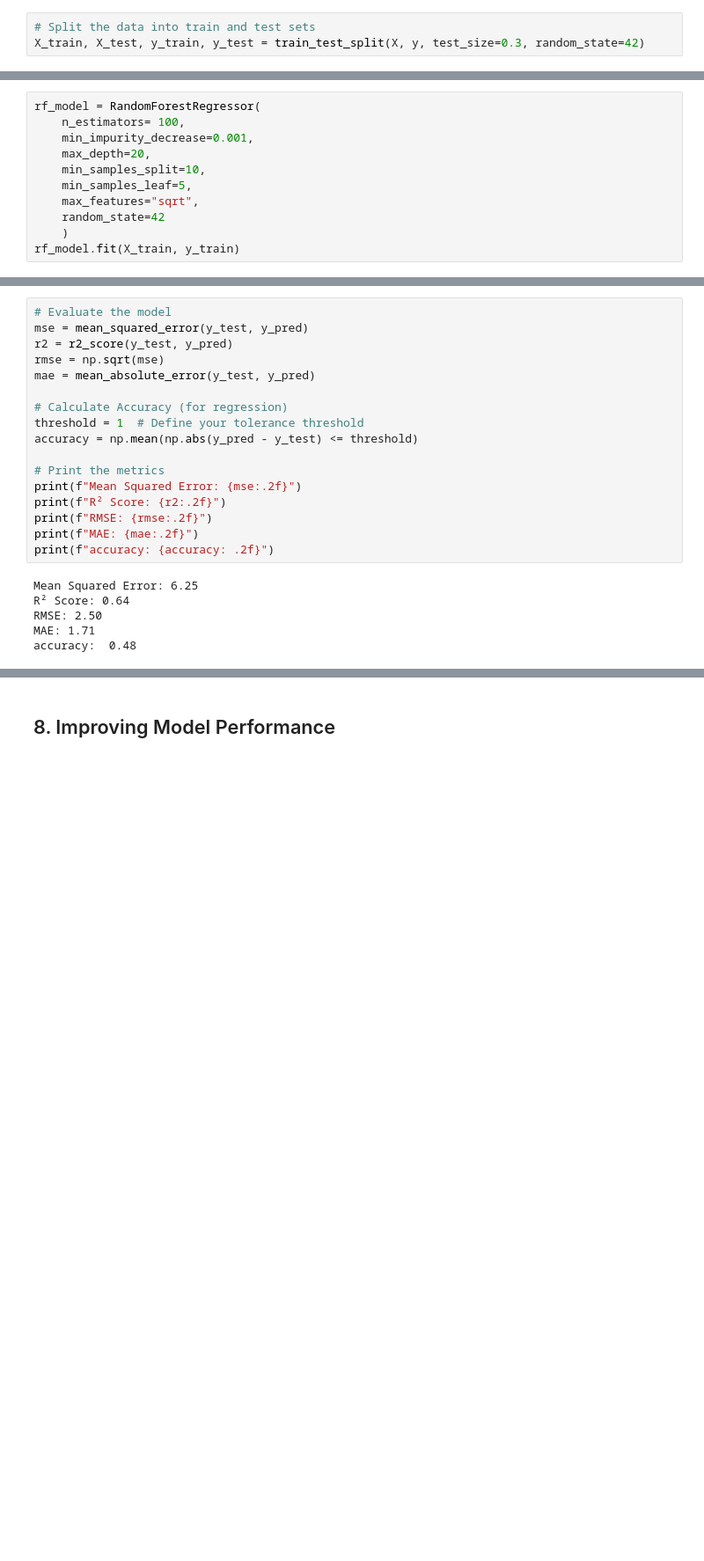
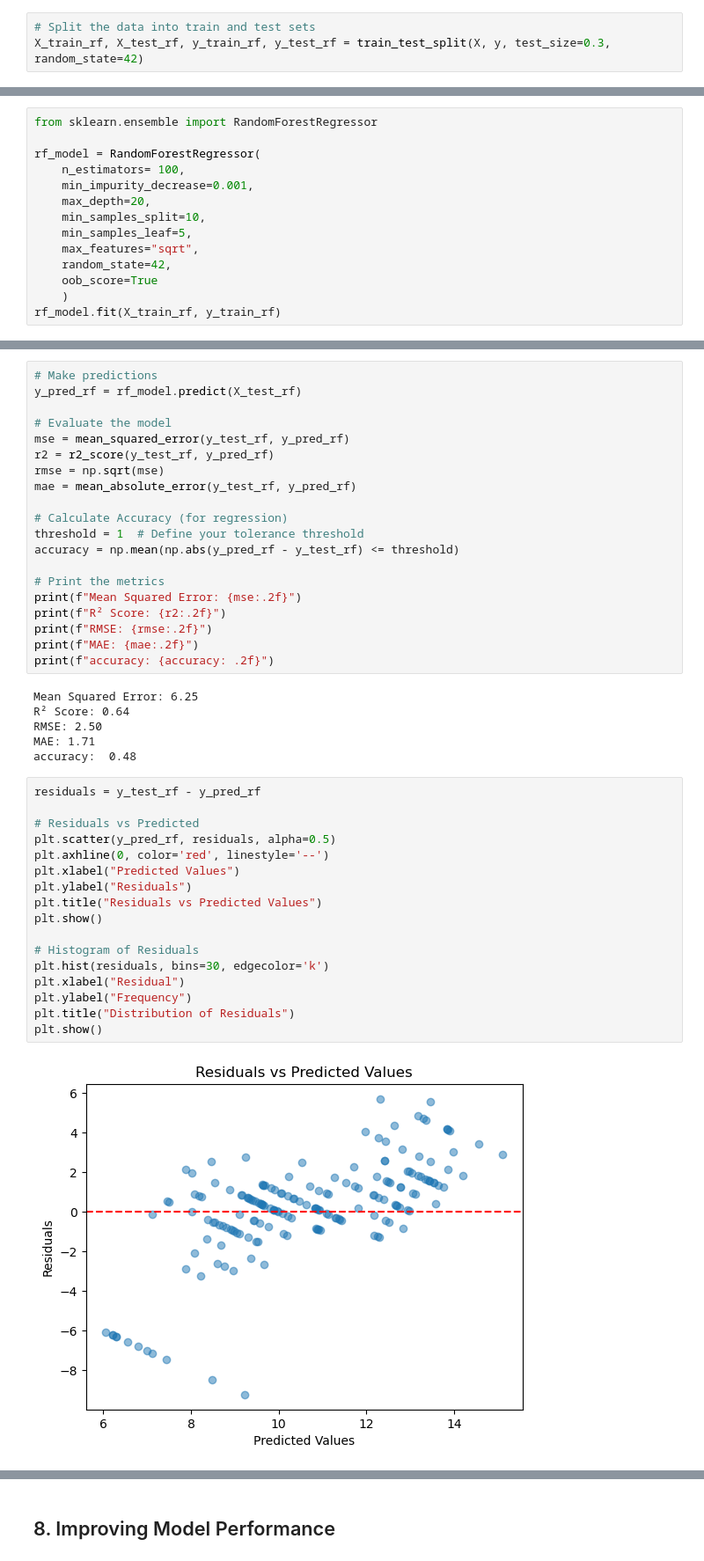
Before and after one commit to MiguelCarloKua/STINTSY_AlcoholConsumption, a Jupyter notebook: STINTSY_StudentAlcohol.ipynb, the cells around one changed output, grey strips where cells are left out. Shown at 88% size. Drawn from its saved outputs; the diff is of its cells as text; blank space fills up the shorter version.

```diff
--- a/STINTSY_StudentAlcohol.ipynb
+++ b/STINTSY_StudentAlcohol.ipynb
@@ -661,10 +660,12 @@ y = df_student['G3']  # 'G3' is the target variable (final grade)
 ##### 2. Split the variables into two sets, for training and for testing.
 # %%
 # Split the data into train and test sets
-X_train, X_test, y_train, y_test = train_test_split(X, y, test_size=0.3, random_state=42)
+X_train_rf, X_test_rf, y_train_rf, y_test_rf = train_test_split(X, y, test_size=0.3, random_state=42)
 # %% [markdown]
 ##### 3. Set hyperparametes for the random forest model prior to initial training.
 # %%
+from sklearn.ensemble import RandomForestRegressor
+
 rf_model = RandomForestRegressor(
     n_estimators= 100,
     min_impurity_decrease=0.001,
@@ -672,9 +673,10 @@ rf_model = RandomForestRegressor(
     min_samples_split=10,
     min_samples_leaf=5,
     max_features="sqrt",
-    random_state=42
+    random_state=42,
+    oob_score=True
     )
-rf_model.fit(X_train, y_train)
+rf_model.fit(X_train_rf, y_train_rf)
 # %% [output]
 RandomForestRegressor(max_depth=20, max_features='sqrt',
                       min_impurity_decrease=0.001, min_samples_leaf=5,
@@ -840,13 +816,16 @@ Random Forest
 # %%
+# Make predictions
+y_pred_rf = rf_model.predict(X_test_rf)
+
 # Evaluate the model
-mse = mean_squared_error(y_test, y_pred)
-r2 = r2_score(y_test, y_pred)
+mse = mean_squared_error(y_test_rf, y_pred_rf)
+r2 = r2_score(y_test_rf, y_pred_rf)
 rmse = np.sqrt(mse)
-mae = mean_absolute_error(y_test, y_pred)
+mae = mean_absolute_error(y_test_rf, y_pred_rf)
 
 # Calculate Accuracy (for regression)
 threshold = 1  # Define your tolerance threshold
-accuracy = np.mean(np.abs(y_pred - y_test) <= threshold)
+accuracy = np.mean(np.abs(y_pred_rf - y_test_rf) <= threshold)
 
 # Print the metrics
 print(f"Mean Squared Error: {mse:.2f}")
@@ -860,3 +839,22 @@ R² Score: 0.64
 RMSE: 2.50
 MAE: 1.71
 accuracy:  0.48
+# %%
+residuals = y_test_rf - y_pred_rf
+
+# Residuals vs Predicted
+plt.scatter(y_pred_rf, residuals, alpha=0.5)
+plt.axhline(0, color='red', linestyle='--')
+plt.xlabel("Predicted Values")
+plt.ylabel("Residuals")
+plt.title("Residuals vs Predicted Values")
+plt.show()
+
+# Histogram of Residuals
+plt.hist(residuals, bins=30, edgecolor='k')
+plt.xlabel("Residual")
+plt.ylabel("Frequency")
+plt.title("Distribution of Residuals")
+plt.show()
+# %% [output]
+[figure, added]
```
Also changed, not shown: parts of 23 cells of this notebook.
